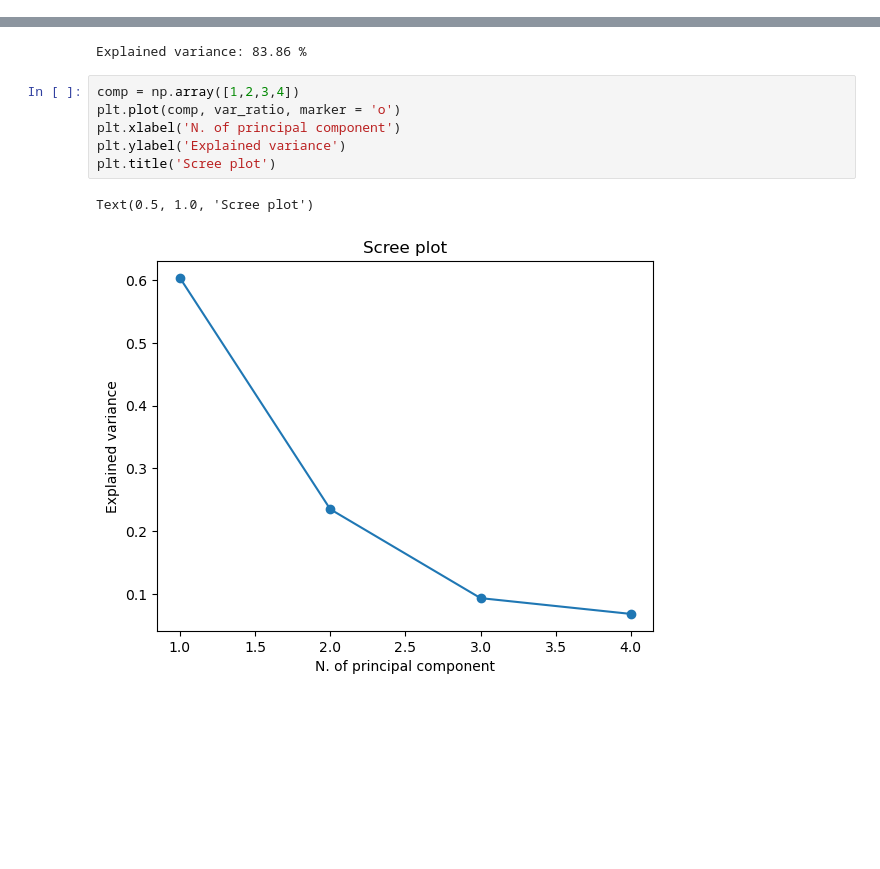
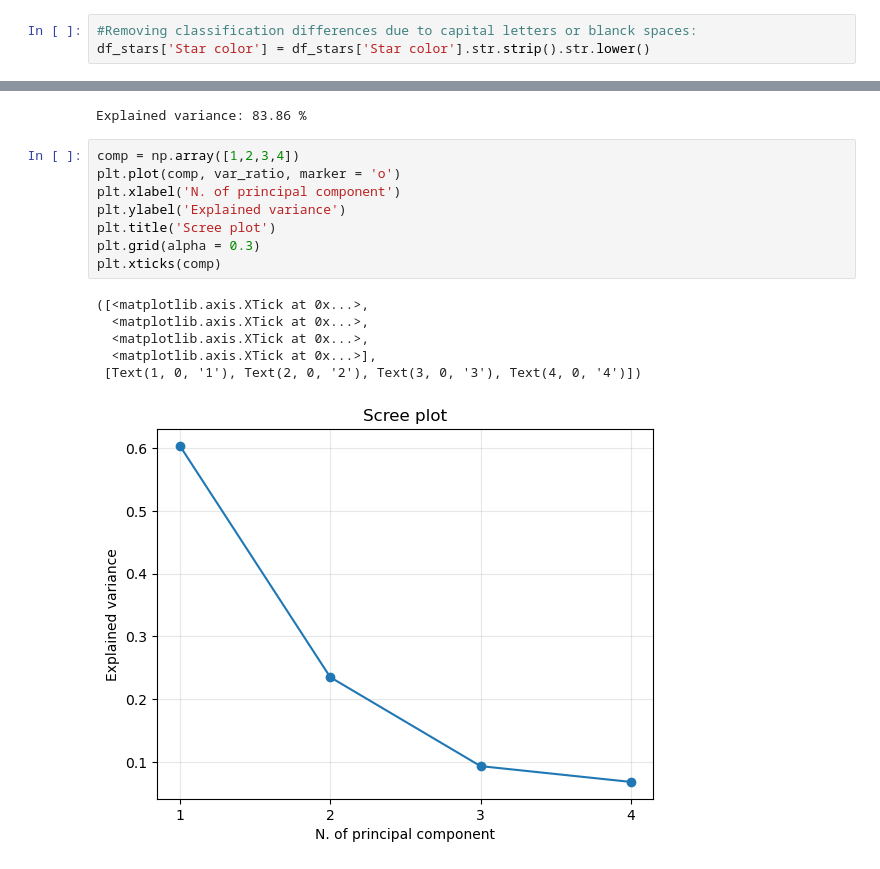
Before and after one commit to zeduri/astrostatistics_bicocca_2024, a Jupyter notebook: My exercises/L15_HRdiag.ipynb, the cells around one changed output, grey strips where cells are left out. Saved outputs shown, nothing was run; the diff lists cells and outputs as text; blank space fills up the shorter version.

```diff
--- a/My exercises/L15_HRdiag.ipynb
+++ b/My exercises/L15_HRdiag.ipynb
@@ -67,6 +67,9 @@ labels
 array(['Temperature (K)', 'Luminosity(L/Lo)', 'Radius(R/Ro)',
        'Absolute magnitude(Mv)', 'Star type', 'Star color',
        'Spectral Class'], dtype=object)
+# %%
+#Removing classification differences due to capital letters or blanck spaces:
+df_stars['Star color'] = df_stars['Star color'].str.strip().str.lower()
 # %%
 for i in labels:
     plt.figure()
@@ -186,9 +198,15 @@ Explained variance: 83.86 %
 # %%
 comp = np.array([1,2,3,4])
 plt.plot(comp, var_ratio, marker = 'o')
 plt.xlabel('N. of principal component')
 plt.ylabel('Explained variance')
 plt.title('Scree plot')
+plt.grid(alpha = 0.3)
+plt.xticks(comp)
 # %% [output]
-Text(0.5, 1.0, 'Scree plot')
+([<matplotlib.axis.XTick at 0x...>,
+  <matplotlib.axis.XTick at 0x...>,
+  <matplotlib.axis.XTick at 0x...>,
+  <matplotlib.axis.XTick at 0x...>],
+ [Text(1, 0, '1'), Text(2, 0, '2'), Text(3, 0, '3'), Text(4, 0, '4')])
-[figure, old version]
+[figure, new version]
```
Also changed, not shown: parts of 4 cells of this notebook, 27 other files.
